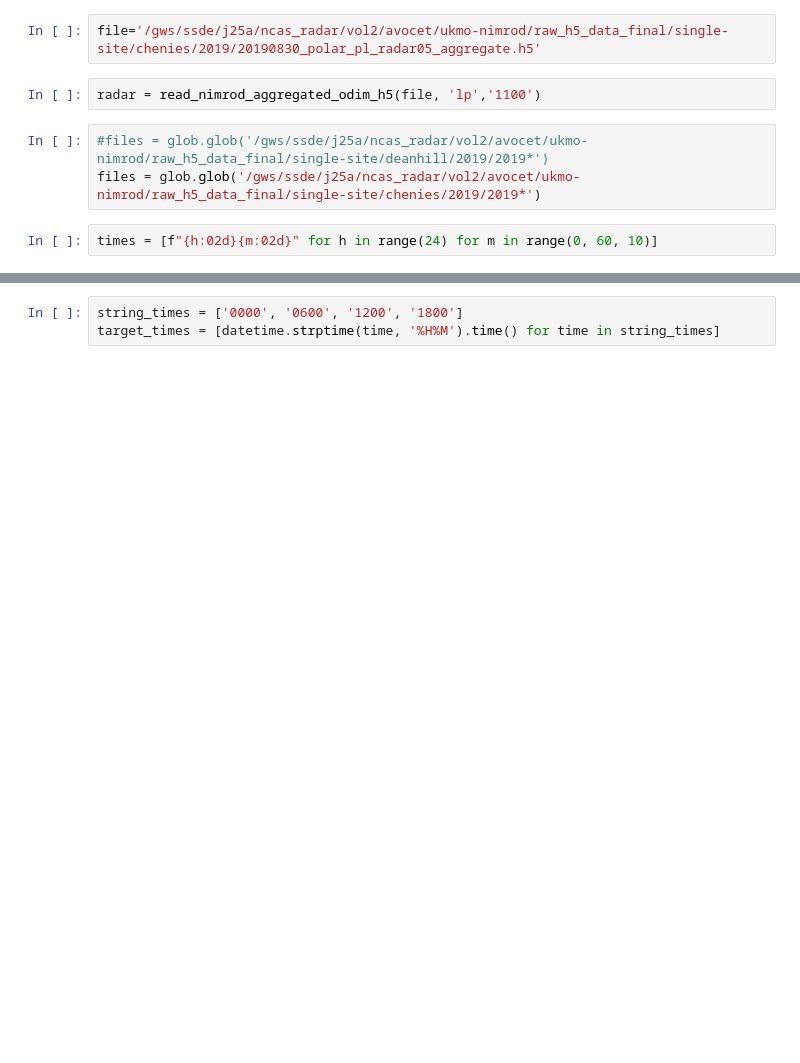
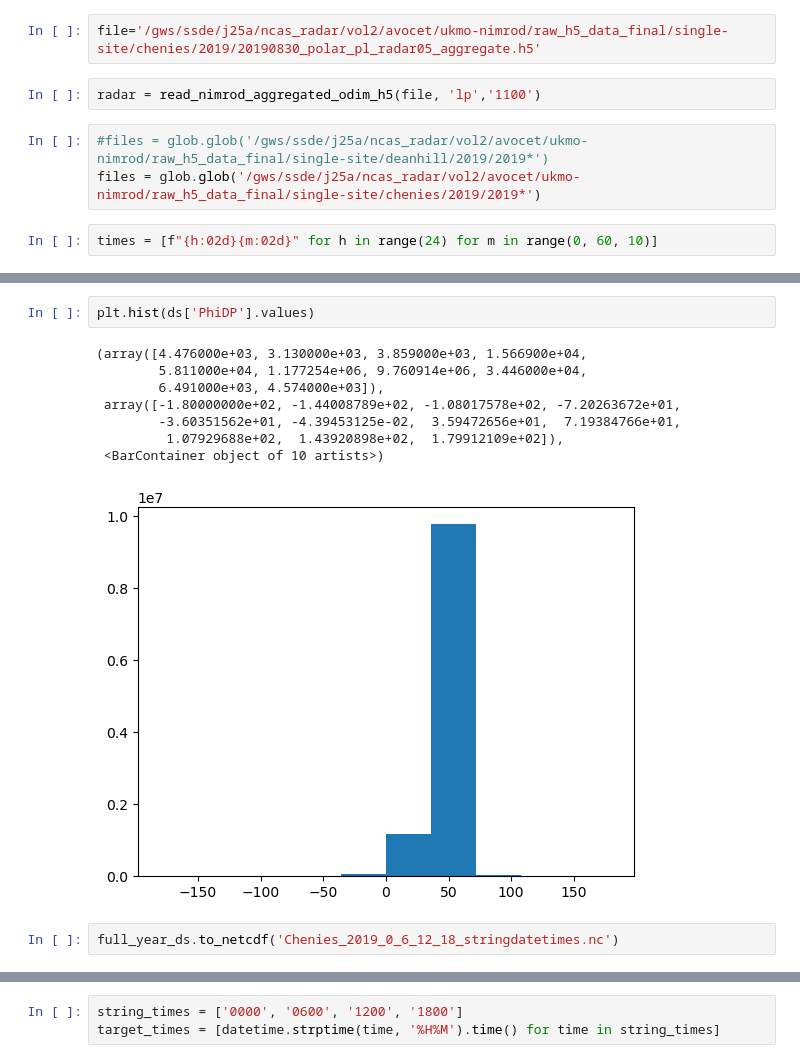
Before and after one commit to TommyMatthews/UKMO_system_diff_phase, a Jupyter notebook: batch_running.ipynb, the cells around one changed output, grey strips where cells are left out. Drawn from its saved outputs; the diff is of its cells as text; blank space fills up the shorter version.

Commit message:
Updated plotting code, applied git ignore rules

```diff
--- a/batch_running.ipynb
+++ b/batch_running.ipynb
@@ -95,0 +147,13 @@ full_year_ds = xr.concat(day_level_ds_list, dim = "measurement_index")
+# %%
+plt.hist(ds['PhiDP'].values)
+# %% [output]
+(array([4.476000e+03, 3.130000e+03, 3.859000e+03, 1.566900e+04,
+        5.811000e+04, 1.177254e+06, 9.760914e+06, 3.446000e+04,
+        6.491000e+03, 4.574000e+03]),
+ array([-1.80000000e+02, -1.44008789e+02, -1.08017578e+02, -7.20263672e+01,
+        -3.60351562e+01, -4.39453125e-02,  3.59472656e+01,  7.19384766e+01,
+         1.07929688e+02,  1.43920898e+02,  1.79912109e+02]),
+ <BarContainer object of 10 artists>)
+[figure, added]
+# %%
+full_year_ds.to_netcdf('Chenies_2019_0_6_12_18_stringdatetimes.nc')
```
Also changed, not shown: parts of 19 cells of this notebook, 1 other file.
